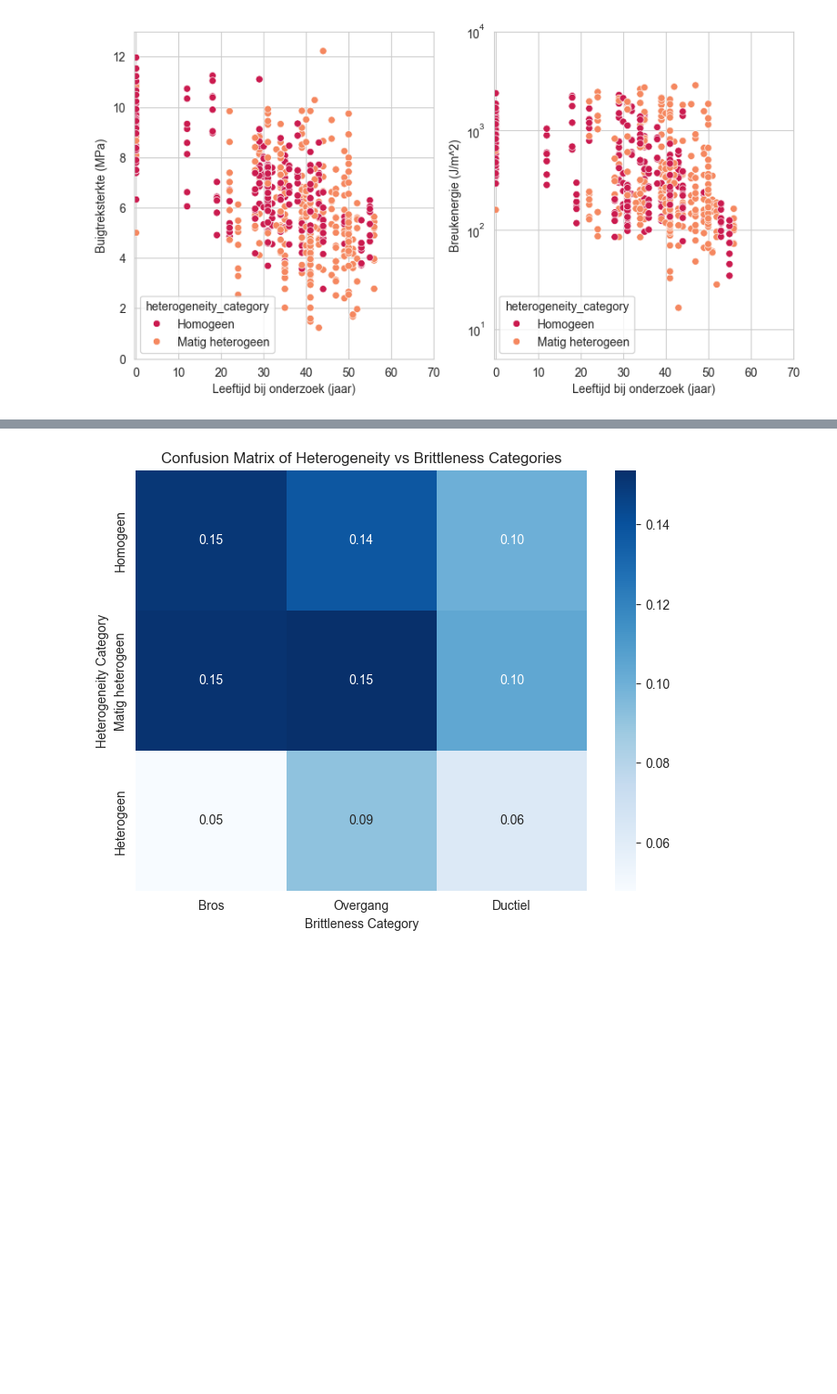
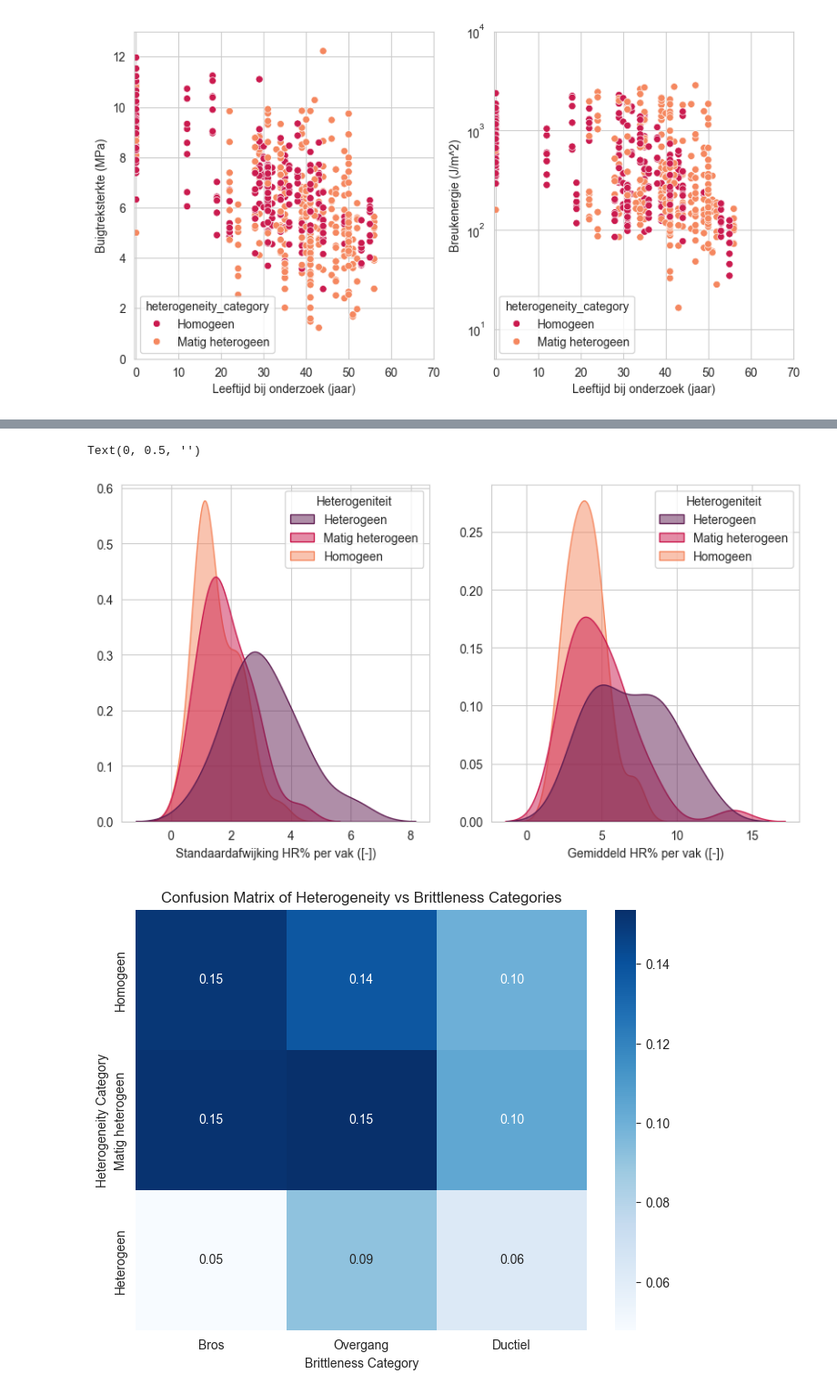
Before and after one commit to amavrits/asphalt-db, a Jupyter notebook: results/ExploratoryForPresentation.ipynb, the cells around one changed output, grey strips where cells are left out. Shown at 91% size. Cells and saved outputs as stored; diff of their text form; code cells hidden in the pictures; blank space fills up the shorter version.

```diff
--- a/results/ExploratoryForPresentation.ipynb
+++ b/results/ExploratoryForPresentation.ipynb
@@ -170,3 +123,18 @@ Text(0.5, 0, 'Leeftijd bij onderzoek (jaar)')
+# %%
+#density plot van heterogeniteitscategorie (als hue) met HR_std voor secties
+fig, ax = plt.subplots(figsize=(10,5), ncols=2)
+sns.kdeplot(data=data_per_dike_project.rename(columns={'heterogeneity_category' : 'Heterogeniteit'}), x='HR_std', hue='Heterogeniteit', hue_order = ['Heterogeen', 'Matig heterogeen', 'Homogeen'], fill=True, common_norm=False, palette='rocket', alpha=0.5, ax=ax[0])
+sns.kdeplot(data=data_per_dike_project.rename(columns={'heterogeneity_category' : 'Heterogeniteit'}), x='HR_mean', hue='Heterogeniteit', hue_order = ['Heterogeen', 'Matig heterogeen', 'Homogeen'], fill=True, common_norm=False, palette='rocket', alpha=0.5, ax=ax[1])
+ax[0].set_xlabel('Standaardafwijking HR% per vak ([-])')
+ax[1].set_xlabel('Gemiddeld HR% per vak ([-])')
+ax[0].set_ylabel('')
+ax[1].set_ylabel('')
+#rename legend title but keep the rest of the legend the same
+# ax[0].legend(handles=ax[0].get_legend_handles_labels()[0], labels=ax[0].get_legend_handles_labels()[1], title='Heterogeniteitscategorie')
+# ax[1].legend(handles=ax[1].get_legend_handles_labels()[0], labels=ax[1].get_legend_handles_labels()[1], title='Heterogeniteitscategorie')
+# %% [output]
+Text(0, 0.5, '')
+[figure, added]
 # %%
 #check how often heterogeneity categories correspond to brittleness categories
 df_final.groupby(['heterogeneity_category', 'brittleness']).size().unstack(fill_value=0)
```
Also changed, not shown: parts of 11 cells of this notebook, 1 other file.
